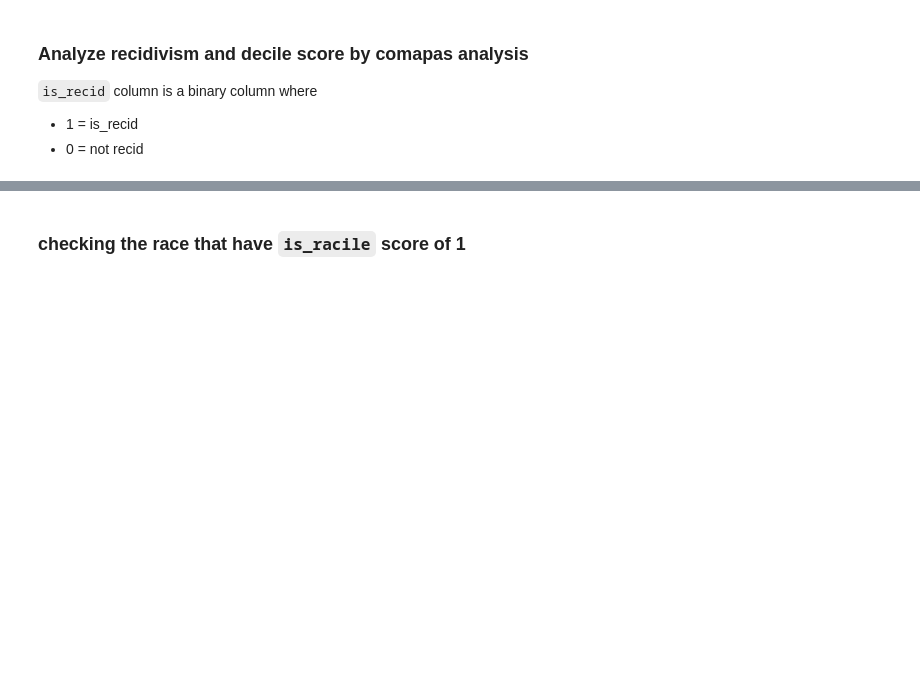
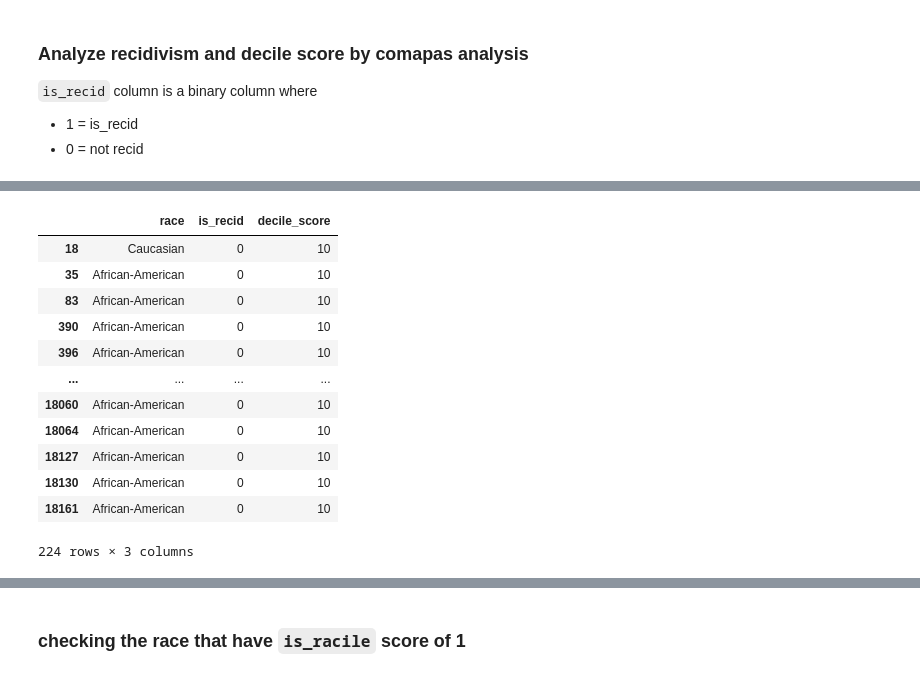
Before and after one commit to chimaobimarcellinus/COMPAS1, a Jupyter notebook: COMPAS.ipynb, the cells around one changed output, grey strips where cells are left out. Saved outputs shown, nothing was run; the diff lists cells and outputs as text; code cells hidden in the pictures; blank space fills up the shorter version.

```diff
--- a/COMPAS.ipynb
+++ b/COMPAS.ipynb
@@ -597,0 +784,27 @@ for container in bars.containers:
+# %%
+df_unique_name['is_recid'] = df_unique_name['is_recid'].astype(str)
+df_unique_name['decile_score'] = df_unique_name['decile_score'].astype(str)
+
+selected_col = df_unique_name[[ 'race', 'is_recid', 'decile_score']]
+
+# Filter the rows where "sex" is "male"
+filtered_df = selected_col[selected_col['decile_score'] == 10]
+filtered_df = selected_col[selected_col['is_recid'] == "0"]
+
+
+s = filtered_df[filtered_df["decile_score"] == "10"]
+s
+# %% [output]
+|  | race | is_recid | decile_score |
+| 18 | Caucasian | 0 | 10 |
+| 35 | African-American | 0 | 10 |
+| 83 | African-American | 0 | 10 |
+| 390 | African-American | 0 | 10 |
+| 396 | African-American | 0 | 10 |
+| ... | ... | ... | ... |
+| 18060 | African-American | 0 | 10 |
+| 18064 | African-American | 0 | 10 |
+| 18127 | African-American | 0 | 10 |
+| 18130 | African-American | 0 | 10 |
+| 18161 | African-American | 0 | 10 |
+224 rows × 3 columns
```
Also changed, not shown: parts of 48 cells of this notebook.
